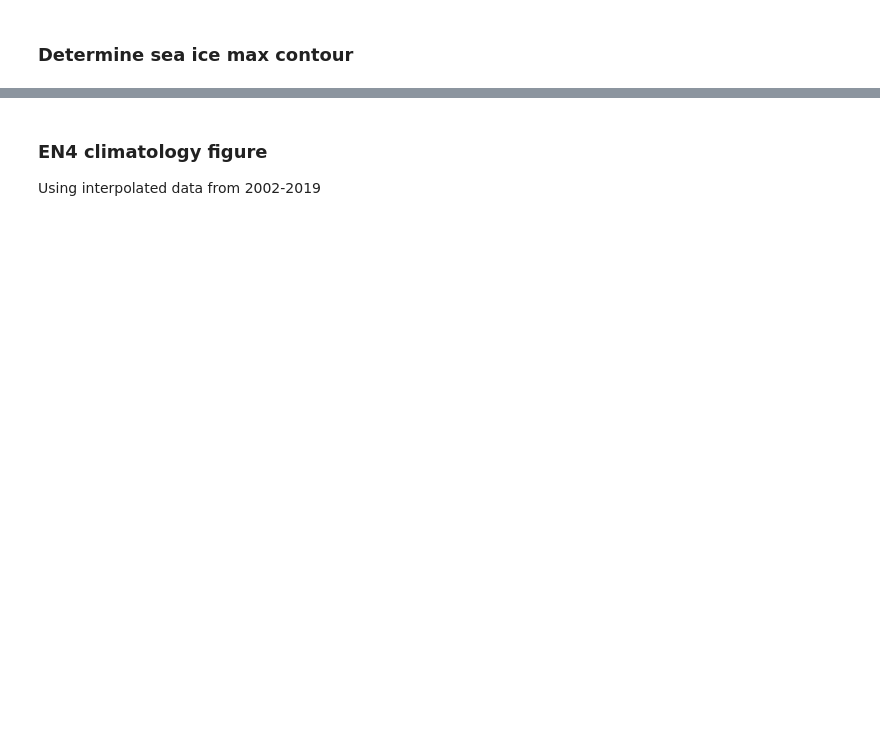
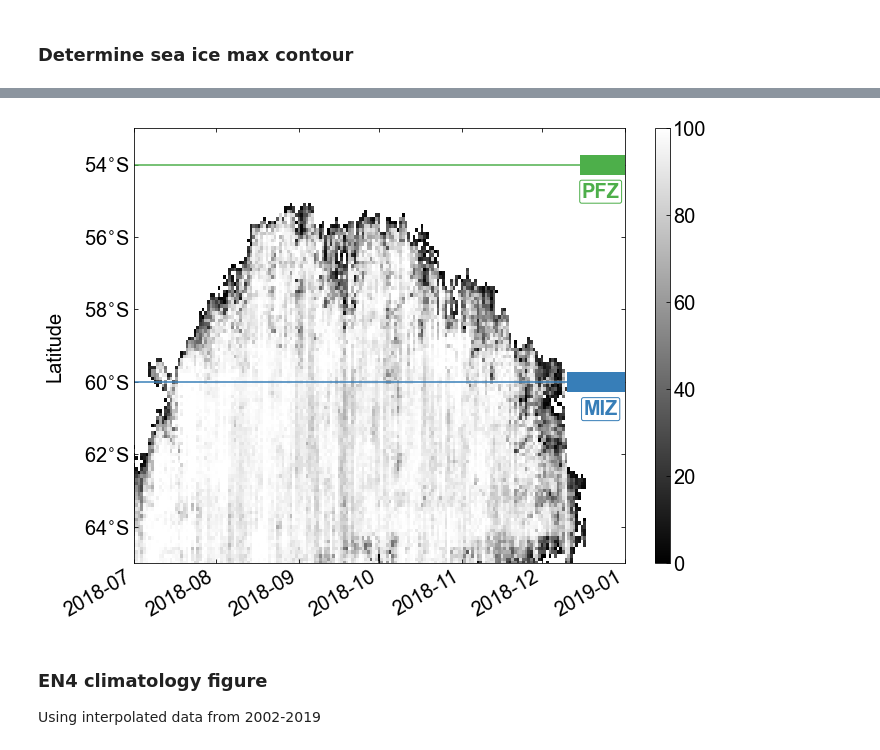
Before and after one commit to marcelduplessis/duplessis-2021-JGR-Oceans, a Jupyter notebook: duplessis-2021-figure1.ipynb, the cells around one changed output, grey strips where cells are left out. Cells and saved outputs as stored; diff of their text form; code cells hidden in the pictures; blank space fills up the shorter version.

```diff
--- a/duplessis-2021-figure1.ipynb
+++ b/duplessis-2021-figure1.ipynb
@@ -79,0 +43,8 @@ savefig('../figures/seaice_hov.png', dpi=300, bbox_inches='tight')
+# %%
+import seaice_funcs as si
+
+dataPath= '/Volumes/GoogleDrive/My Drive/Projects/duplessis-2021-SO-thermohaline/data/seaice/AMSR2_daily/'
+outPath = '/Volumes/GoogleDrive/My Drive/Projects/duplessis-2021-SO-thermohaline/data/seaice/'
+outName = 'sic_interp_v2.nc'
+
+# si.process_AMSR2(dataPath=dataPath, outPath=outPath, outName=outName)
@@ -231,3 +252,47 @@ savefig('../figures/fig1_map.png', dpi=300, bbox_inches='tight')
+# %%
+sic_merid = sic.sic.sel(lon=-1.0231815394945443e-11).load()
+# %%
+fig,ax=plt.subplots(figsize=[11, 8])
+
+# plot the hovmoller
+sic_merid.T.plot(cmap='gray', ax=ax, vmin=0, vmax=100, cbar_kwargs={'label': '', 'aspect': 30})
+
+# # set the plot limits
+ax.set_ylim(-65, -53)
+ax.set_xlim('2018-07-01', '2019-01-01')
+
+ax.plot(sic_merid.time, np.zeros(len(sic_merid.time))-54, c=clrs[1], ls='-')
+ax.plot(sic_merid.time, np.zeros(len(sic_merid.time))-60, c=clrs[2], ls='-')
+
+ax.yaxis.set_ticks(np.arange(-64, -52, 2))
+ax.yaxis.set_ticklabels(['64$^{\circ}$S', '62$^{\circ}$S', '60$^{\circ}$S', '58$^{\circ}$S', '56$^{\circ}$S', '54$^{\circ}$S'])
+
+ax.set_title('')
+ax.set_xlabel('')
+ax.set_ylabel('Latitude', labelpad=20)
+
+ax.yaxis.set_ticks_position('both')
+ax.xaxis.set_ticks_position('both')
+
+d = pd.date_range(start='2018-12-19', end='2019-01-31',freq='1D')
+ax.plot(d, np.zeros(len(d))-54, lw=20, c=clrs[1])
+
+d = pd.date_range(start='2018-12-14', end='2019-01-31',freq='1D')
+ax.plot(d, np.zeros(len(d))-60, lw=20, c=clrs[2])
+
+# scatter(pd.to_datetime('2018-12-19T16:09:34'), -54, s=150, marker='s', facecolor='w', edgecolor='gold', lw=4, zorder=10)
+# scatter(pd.to_datetime('2018-12-14T21:56:37'), -60, s=150, marker='s', facecolor='w', edgecolor='gold', lw=4, zorder=10)
+
+
+props = dict(boxstyle='round', facecolor='0.5', edgecolor='0.4', alpha=0.75, pad=0.1)
+text_props = dict(ha='center', va='center', fontweight='bold')
+
+ax.text(pd.to_datetime('2018-12-23'), -54.75,  'PFZ',  c=clrs[1], **text_props, bbox=dict(boxstyle='round', facecolor='w', edgecolor=clrs[1], alpha=1, pad=0.1))
+ax.text(pd.to_datetime('2018-12-23'), -60.75,  'MIZ',  c=clrs[2], **text_props, bbox=dict(boxstyle='round', facecolor='w', edgecolor=clrs[2], alpha=1, pad=0.1))
+
+plt.savefig('/Volumes/GoogleDrive/My Drive/Projects/duplessis-2021-SO-thermohaline/figs_submission2/fig1b_seaice_hov.png', dpi=300, bbox_inches='tight')
+# %% [output]
+[figure, added]
 # %% [markdown]
 ### EN4 climatology figure
 
```
Also changed, not shown: parts of 32 cells of this notebook, 31 other files.
